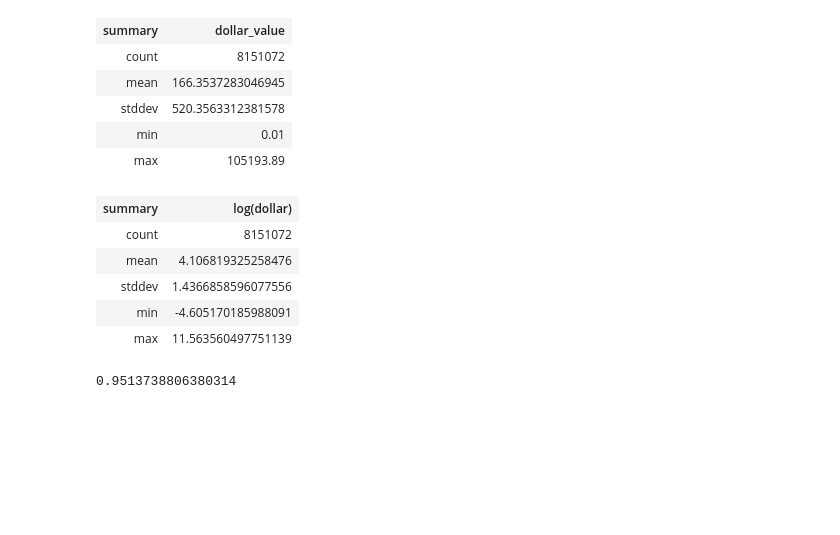
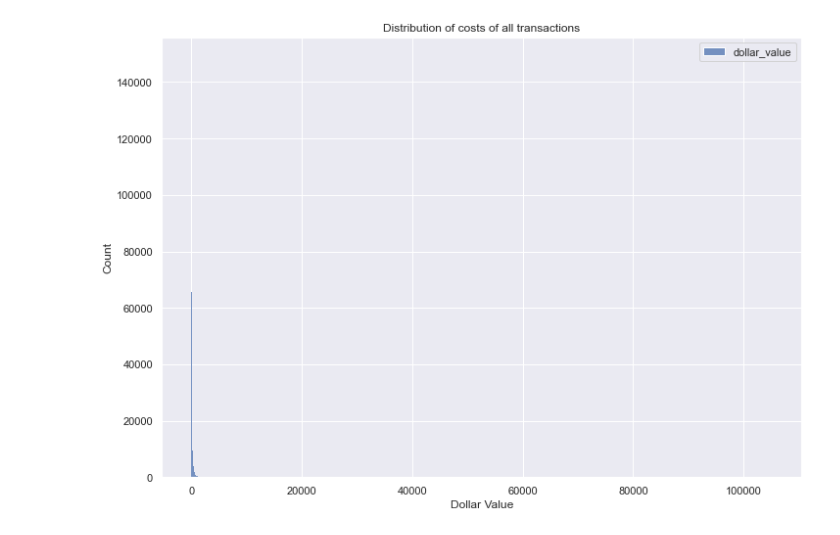
Before and after one commit to MAST30034-Applied-Data-Science/generic-buy-now-pay-later-project-group-14, a Jupyter notebook: notebooks/transaction preliminary.ipynb, the cells around one changed output. Drawn from its saved outputs; the diff is of its cells as text; code cells hidden in the pictures; blank space fills up the shorter version.

```diff
--- a/notebooks/transaction preliminary.ipynb
+++ b/notebooks/transaction preliminary.ipynb
@@ -43 +40,11 @@ cleaned_sdf = cleaned_sdf.where(F.col('dollar_value') > 0)
+# %%
+cost = transaction_sdf.select('dollar_value').toPandas()
+
+fig = sns.histplot(cost)
+fig.set_title("Distribution of costs of all transactions")
+fig.set_xlabel('Dollar Value')
+fig = fig.get_figure()
+# fig.savefig('../plots/Distribution of log(costs) of all transactions.png')
+# %% [output]
+[figure, added]
 # %%
@@ -47,22 +52,0 @@ log_sdf
-# %%
-log_sdf.select('dollar_value').describe()
-# %% [output]
-| summary | dollar_value |
-| count | 8151072 |
-| mean | 166.3537283046945 |
-| stddev | 520.3563312381578 |
-| min | 0.01 |
-| max | 105193.89 |
-# %%
-log_sdf.select('log(dollar)').describe()
-# %% [output]
-| summary | log(dollar) |
-| count | 8151072 |
-| mean | 4.106819325258476 |
-| stddev | 1.4366858596077556 |
-| min | -4.605170185988091 |
-| max | 11.563560497751139 |
-# %%
-log_sdf.where((F.col('log(dollar)') < 4 + 2*1.44) & (F.col('log(dollar)') > 4 - 2*1.44)).count() / log_sdf.count()
-# %% [output]
-0.9513738806380314
```
Also changed, not shown: parts of 43 cells of this notebook, 15 other files.
